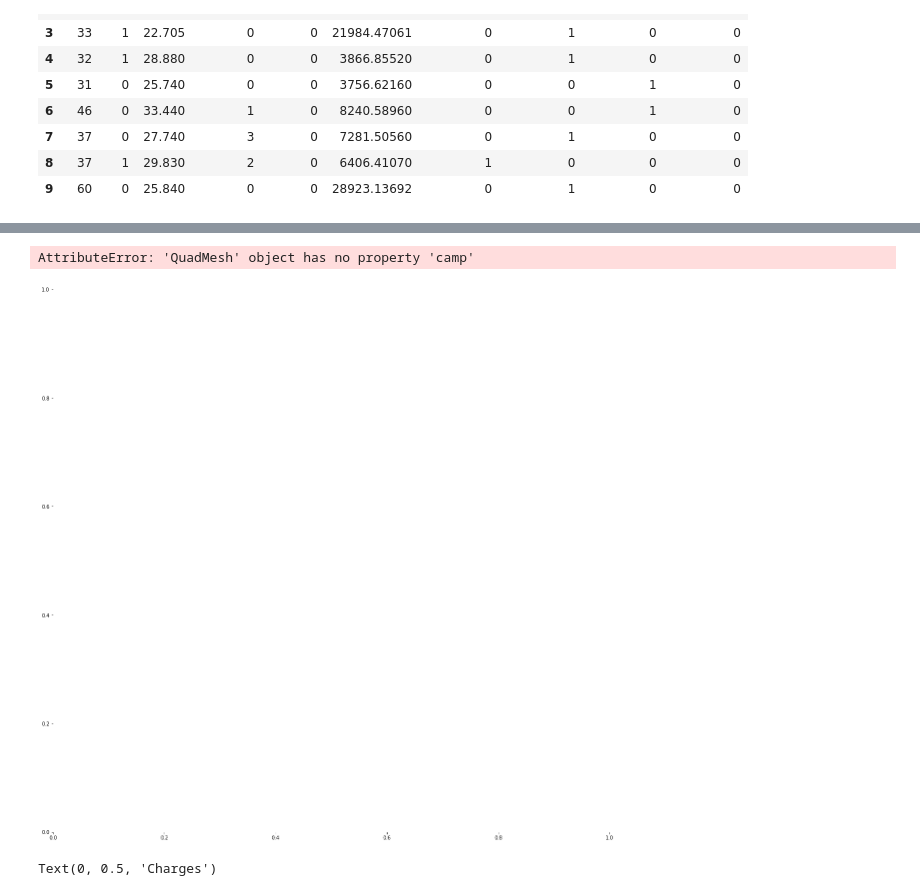
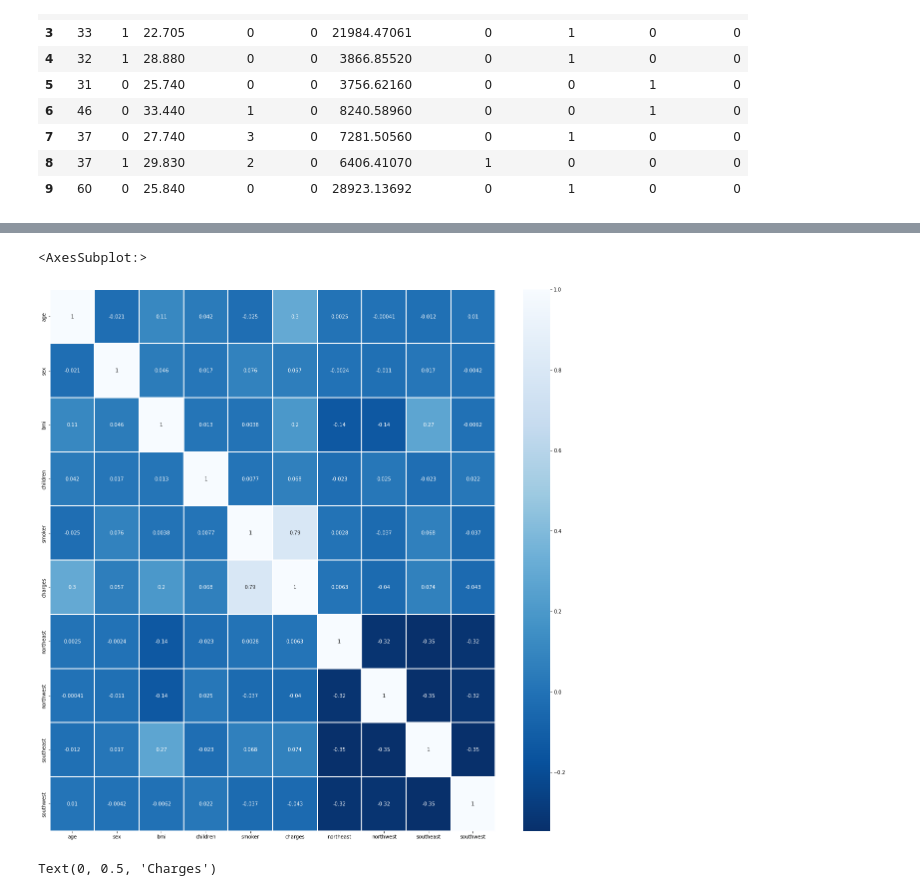
Before and after one commit to Yvsharma/projects-on-python, a Jupyter notebook: 1- Medical cost.ipynb, the cells around one changed output, grey strips where cells are left out. Drawn from its saved outputs; the diff is of its cells as text; code cells hidden in the pictures.

```diff
--- a/1- Medical cost.ipynb
+++ b/1- Medical cost.ipynb
@@ -109,11 +109,11 @@ df.corr()
 # %%
 #correlation heatmap to find out highly coorelated columns
 
 plt.figure(figsize=(20,20))
-sns.heatmap(df.corr(),annot=True,camp="coolworm",linewidths=2)
+sns.heatmap(df.corr(),annot=True,cmap='Blues_r',linewidths=2)
 # %% [output]
-AttributeError: 'QuadMesh' object has no property 'camp'
+<AxesSubplot:>
-[figure, old version]
+[figure, new version]
 # %%
 #scatter plot of target based on smoker
 
```
Also changed, not shown: parts of 1 cell of this notebook.
